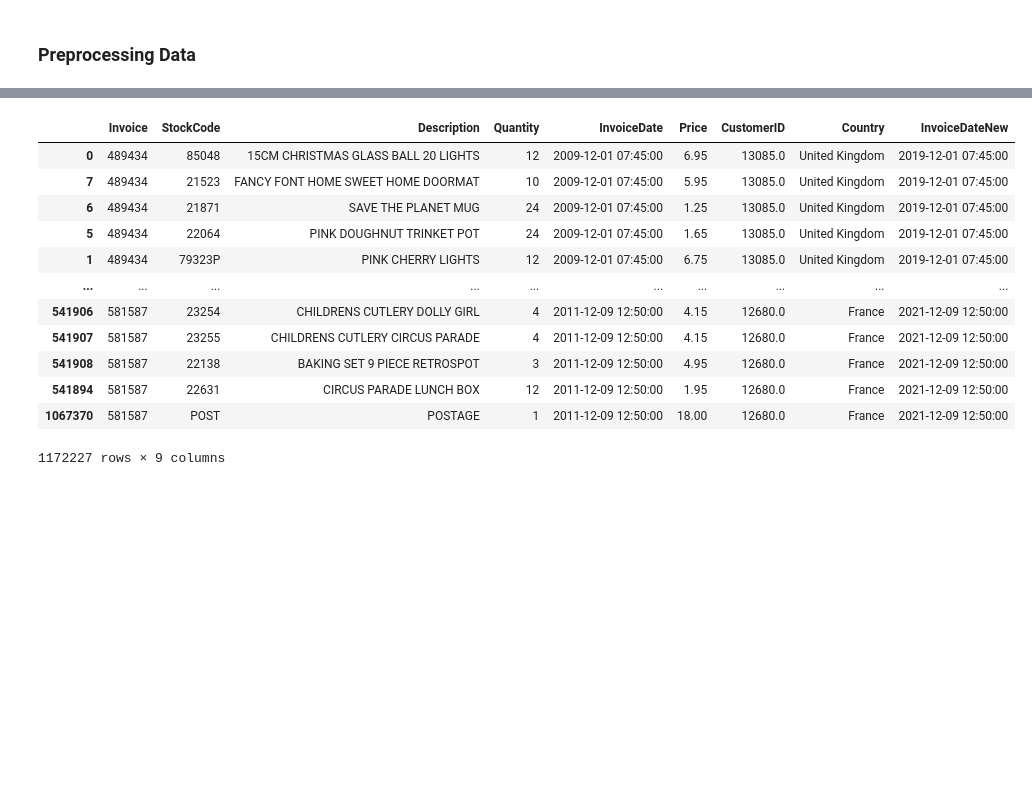
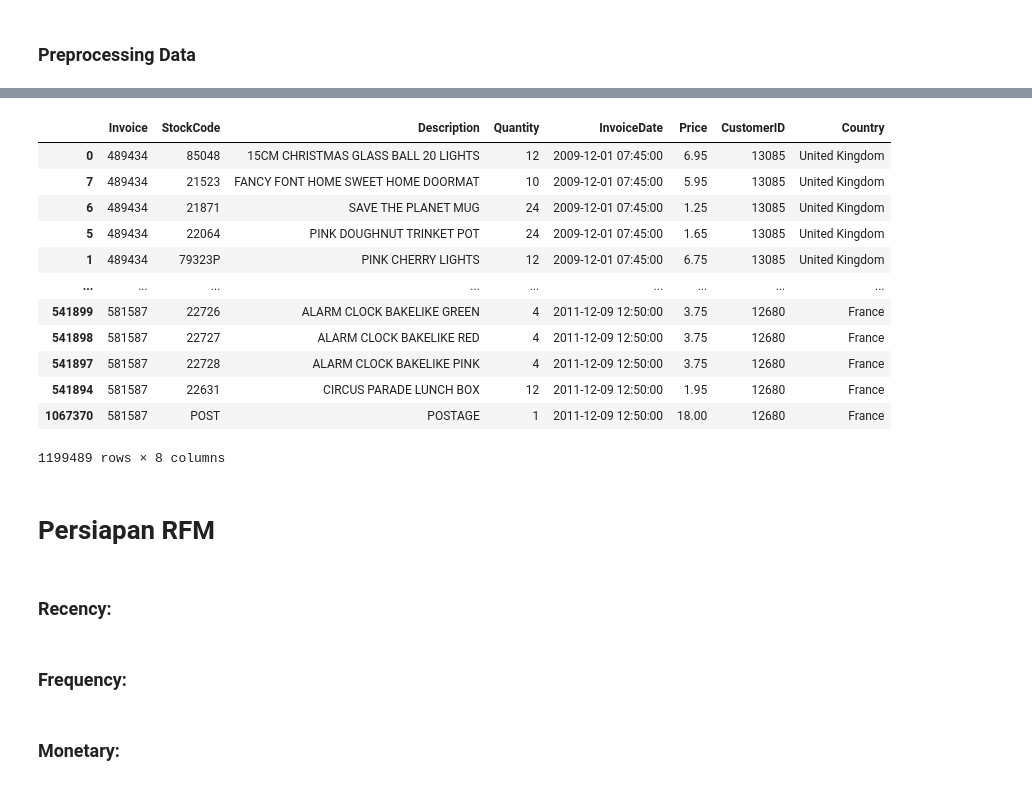
Before and after one commit to ShiftorTheOrca/asah-capstone, a Jupyter notebook: Asah_Fetch_A25_CS328.ipynb, the cells around one changed output, grey strips where cells are left out. Drawn from its saved outputs; the diff is of its cells as text; code cells hidden in the pictures; blank space fills up the shorter version.

```diff
--- a/Asah_Fetch_A25_CS328.ipynb
+++ b/Asah_Fetch_A25_CS328.ipynb
@@ -211 +197,8 @@ df_clean = df_clean.drop_duplicates()
+# %%
+# Hapus data duplikat
+df_clean = df_all.drop_duplicates()
+
+# Hapus data hilang
+filter_custID = (df_clean['CustomerID'].notnull() & df_clean['Description'].notnull())
+df_clean = df_clean[filter_custID]
 # %%
@@ -357,8 +260,0 @@ Tanggal pembelian yang terdapat di dataset kurang relevan dengan kondisi saat in
-# %%
-date_string = "12/1/10 8:26"
-date_format = "%m/%d/%y %H:%M"
-
-df_clean['InvoiceDate'] = pd.to_datetime(df_clean['InvoiceDate'])
-df_clean['InvoiceDateNew'] = df_clean['InvoiceDate'] + pd.DateOffset(years=10)
-
-df_clean.head()
@@ -372,17 +261,31 @@ df_clean.head()
+# %%
+# Konversi format tanggal agar terstandarisasi
+df_clean['InvoiceDate'] = pd.to_datetime(df_clean['InvoiceDate'], format='mixed')
+
+# Ubah CustomerID menjadi integer
+df_clean['CustomerID'] = df_clean['CustomerID'].astype(int)
 # %%
-df_clean = df_clean.sort_values('InvoiceDateNew')
+df_clean = df_clean.sort_values('InvoiceDate')
 df_clean
 # %% [output]
-|  | Invoice | StockCode | Description | Quantity | InvoiceDate | Price | CustomerID | Country | InvoiceDateNew |
-| 0 | 489434 | 85048 | 15CM CHRISTMAS GLASS BALL 20 LIGHTS | 12 | 2009-12-01 07:45:00 | 6.95 | 13085.0 | United Kingdom | 2019-12-01 07:45:00 |
-| 7 | 489434 | 21523 | FANCY FONT HOME SWEET HOME DOORMAT | 10 | 2009-12-01 07:45:00 | 5.95 | 13085.0 | United Kingdom | 2019-12-01 07:45:00 |
-| 6 | 489434 | 21871 | SAVE THE PLANET MUG | 24 | 2009-12-01 07:45:00 | 1.25 | 13085.0 | United Kingdom | 2019-12-01 07:45:00 |
-| 5 | 489434 | 22064 | PINK DOUGHNUT TRINKET POT | 24 | 2009-12-01 07:45:00 | 1.65 | 13085.0 | United Kingdom | 2019-12-01 07:45:00 |
-| 1 | 489434 | 79323P | PINK CHERRY LIGHTS | 12 | 2009-12-01 07:45:00 | 6.75 | 13085.0 | United Kingdom | 2019-12-01 07:45:00 |
-| ... | ... | ... | ... | ... | ... | ... | ... | ... | ... |
-| 541906 | 581587 | 23254 | CHILDRENS CUTLERY DOLLY GIRL | 4 | 2011-12-09 12:50:00 | 4.15 | 12680.0 | France | 2021-12-09 12:50:00 |
-| 541907 | 581587 | 23255 | CHILDRENS CUTLERY CIRCUS PARADE | 4 | 2011-12-09 12:50:00 | 4.15 | 12680.0 | France | 2021-12-09 12:50:00 |
-| 541908 | 581587 | 22138 | BAKING SET 9 PIECE RETROSPOT | 3 | 2011-12-09 12:50:00 | 4.95 | 12680.0 | France | 2021-12-09 12:50:00 |
-| 541894 | 581587 | 22631 | CIRCUS PARADE LUNCH BOX | 12 | 2011-12-09 12:50:00 | 1.95 | 12680.0 | France | 2021-12-09 12:50:00 |
-| 1067370 | 581587 | POST | POSTAGE | 1 | 2011-12-09 12:50:00 | 18.00 | 12680.0 | France | 2021-12-09 12:50:00 |
+|  | Invoice | StockCode | Description | Quantity | InvoiceDate | Price | CustomerID | Country |
+| 0 | 489434 | 85048 | 15CM CHRISTMAS GLASS BALL 20 LIGHTS | 12 | 2009-12-01 07:45:00 | 6.95 | 13085 | United Kingdom |
+| 7 | 489434 | 21523 | FANCY FONT HOME SWEET HOME DOORMAT | 10 | 2009-12-01 07:45:00 | 5.95 | 13085 | United Kingdom |
+| 6 | 489434 | 21871 | SAVE THE PLANET MUG | 24 | 2009-12-01 07:45:00 | 1.25 | 13085 | United Kingdom |
+| 5 | 489434 | 22064 | PINK DOUGHNUT TRINKET POT | 24 | 2009-12-01 07:45:00 | 1.65 | 13085 | United Kingdom |
+| 1 | 489434 | 79323P | PINK CHERRY LIGHTS | 12 | 2009-12-01 07:45:00 | 6.75 | 13085 | United Kingdom |
+| ... | ... | ... | ... | ... | ... | ... | ... | ... |
+| 541899 | 581587 | 22726 | ALARM CLOCK BAKELIKE GREEN | 4 | 2011-12-09 12:50:00 | 3.75 | 12680 | France |
+| 541898 | 581587 | 22727 | ALARM CLOCK BAKELIKE RED | 4 | 2011-12-09 12:50:00 | 3.75 | 12680 | France |
+| 541897 | 581587 | 22728 | ALARM CLOCK BAKELIKE PINK | 4 | 2011-12-09 12:50:00 | 3.75 | 12680 | France |
+| 541894 | 581587 | 22631 | CIRCUS PARADE LUNCH BOX | 12 | 2011-12-09 12:50:00 | 1.95 | 12680 | France |
+| 1067370 | 581587 | POST | POSTAGE | 1 | 2011-12-09 12:50:00 | 18.00 | 12680 | France |
-1172227 rows × 9 columns
+1199489 rows × 8 columns
+# %% [markdown]
+# **Persiapan RFM**
+# %% [markdown]
+### Recency:
+# %% [markdown]
+### Frequency:
+# %% [markdown]
+### Monetary:
```
Also changed, not shown: parts of 33 cells of this notebook.
